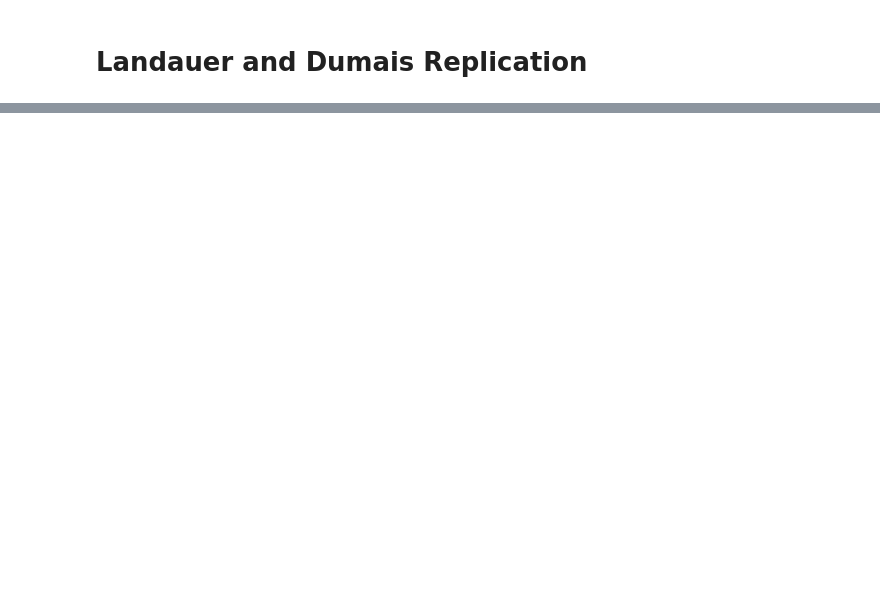
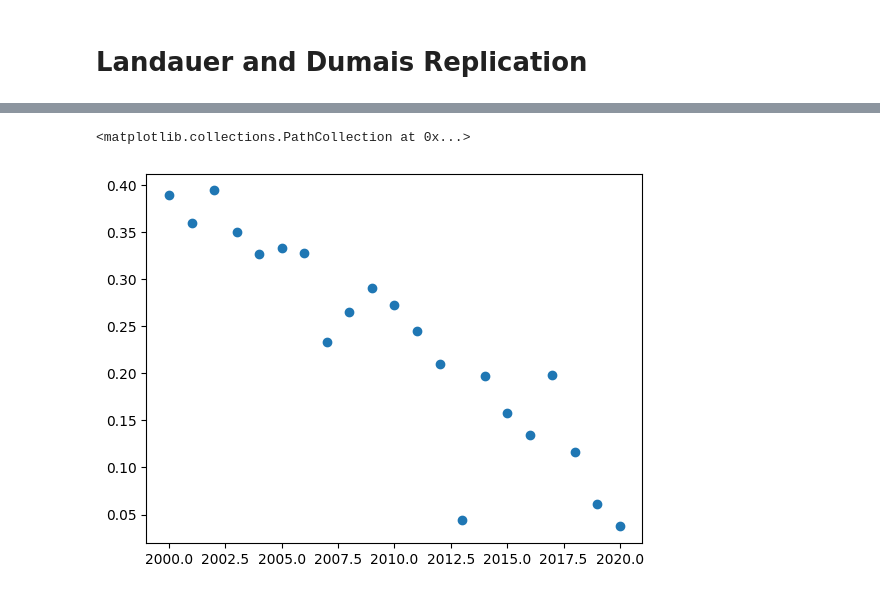
Before and after one commit to sdbaier/CMSC-35620, a Jupyter notebook: landauer.ipynb, the cells around one changed output, grey strips where cells are left out. Cells and saved outputs as stored; diff of their text form; code cells hidden in the pictures; blank space fills up the shorter version.

```diff
--- a/landauer.ipynb
+++ b/landauer.ipynb
@@ -186,0 +290,8 @@ mat = reduce_to_n_dimensions(mat, EMBEDDING_DIMS)
+# %%
+plt.scatter(
+    YEARS,
+    [optimal_k / num_paper for optimal_k, num_paper in zip(optimal_ks, num_papers)]
+)
+# %% [output]
+<matplotlib.collections.PathCollection at 0x...>
+[figure, added]
```
Also changed, not shown: parts of 12 cells of this notebook, 9 other files.
